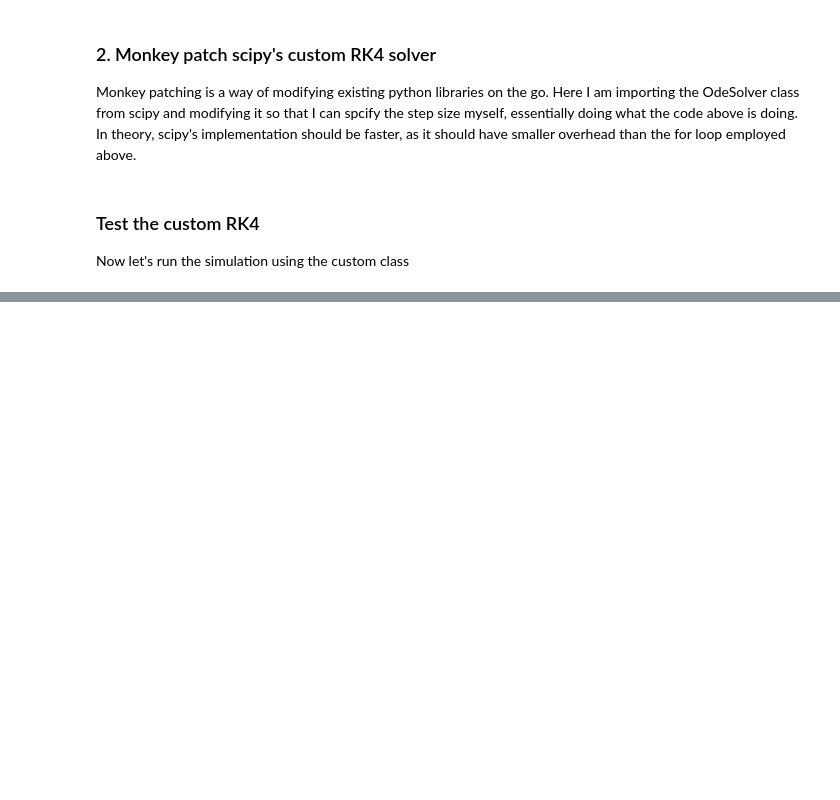
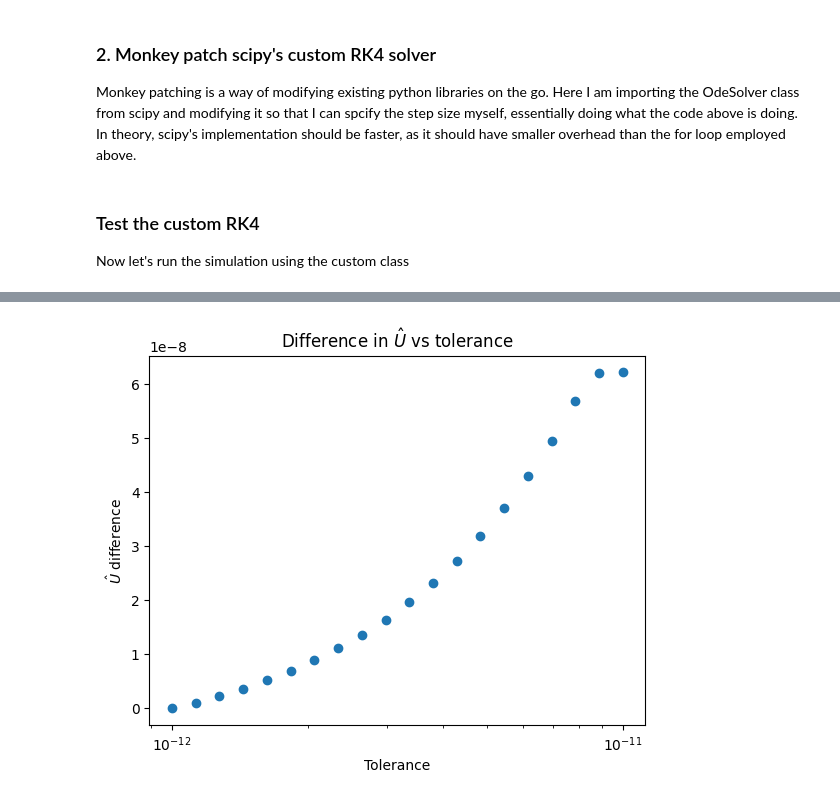
Before and after one commit to GonReina/QLearn, a Jupyter notebook: ODEs/solver_battle.ipynb, the cells around one changed output, grey strips where cells are left out. Cells and saved outputs as stored; diff of their text form; code cells hidden in the pictures; blank space fills up the shorter version.

```diff
--- a/ODEs/solver_battle.ipynb
+++ b/ODEs/solver_battle.ipynb
@@ -810,0 +788,86 @@ plt.scatter(step_counts, errors)
+# %%
+# 1. Define the range of tolerances (tau)
+tau_list = np.logspace(-11, -12, 20) # e.g., [1e-6, 1e-7, ..., 1e-12]
+
+# Lists to store results
+step_counts = []
+errors = []
+
+# --- Step 2: Calculate the Reference Solution (Tightest Tolerance) ---
+ref_tau = tau_list[-1]
+print(f"Calculating reference solution with tolerance: {ref_tau:.0e}")
+
+start_time = time.time()
+
+sol_ref = solve_ivp(
+    fun_wrapped,
+    t_span=(0, period),
+    y0=y0_real,
+    method='RK45',
+    t_eval=None,
+    max_step=U_dt,
+    rtol=ref_tau,
+    atol=ref_tau,
+    vectorized=True,
+)
+ref_time = time.time() - start_time
+
+# Extract reference U: use the last column
+y_ref = sol_ref.y[:, -1]
+U_flat_ref = y_ref[:D_sq] + 1j * y_ref[D_sq:]
+U_ref = U_flat_ref.reshape((D_total, D_total), order='F')
+
+print(f"Reference calculation finished. Steps: {len(sol_ref.t) - 1}, Time: {ref_time:.2f}s")
+print("-" * 50)
+
+# --- Step 3 & 4: Loop and Solve for Convergence ---
+
+print("Starting convergence test loop...")
+
+for tau in tau_list:
+    print(f"Solving with rtol=atol={tau:.6e}...")
+
+    start_time = time.time()
+
+    sol_i = solve_ivp(
+        fun_wrapped,
+        t_span=(0, period),
+        y0=y0_real,
+        method='RK45',
+        t_eval=None,
+        max_step=U_dt,
+        rtol=tau,
+        atol=tau,
+        vectorized=True,
+    )
+
+    # Store step count
+    steps_i = len(sol_i.t) - 1
+    step_counts.append(steps_i)
+
+    # Extract U_i
+    y_i = sol_i.y[:, -1]
+    U_flat_i = y_i[:D_sq] + 1j * y_i[D_sq:]
+    U_i = U_flat_i.reshape((D_total, D_total), order='F')
+
+    # Calculate error: Frobenius Norm of the difference (||U_i - U_ref||_F)
+    diff = U_i - U_ref
+    error_i = np.linalg.norm(diff)
+    errors.append(error_i)
+
+print("-" * 50)
+print("Convergence loop finished.")
+# Display the error values
+for idx, value in enumerate(errors):
+    print(f"For a tolerance of {tau_list[idx]} the error was {errors[idx]}")
+
+# Plot results
+fig = plt.figure()
+plt.scatter(tau_list, errors)
+# The correct way to set the x-axis scale is on the main plot object:
+plt.xscale('log')
+plt.xlabel('Tolerance')
+plt.ylabel('$\hat{U}$ difference')
+plt.title('Difference in $\hat{U}$ vs tolerance')
+plt.show() # Added plt.show() to display the plot
+# %% [output]
@@ -810,0 +891 @@ plt.scatter(step_counts, errors)
+[figure, added]
```
Also changed, not shown: parts of 15 cells of this notebook, 3 other files.
